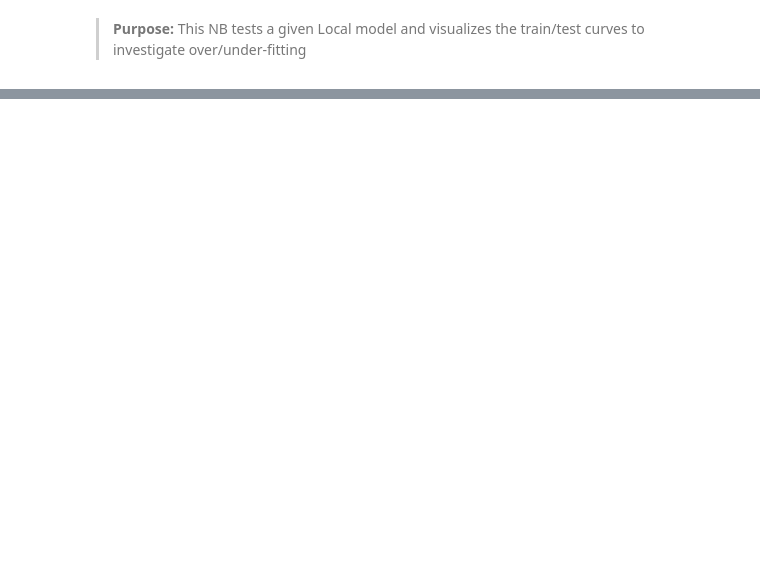
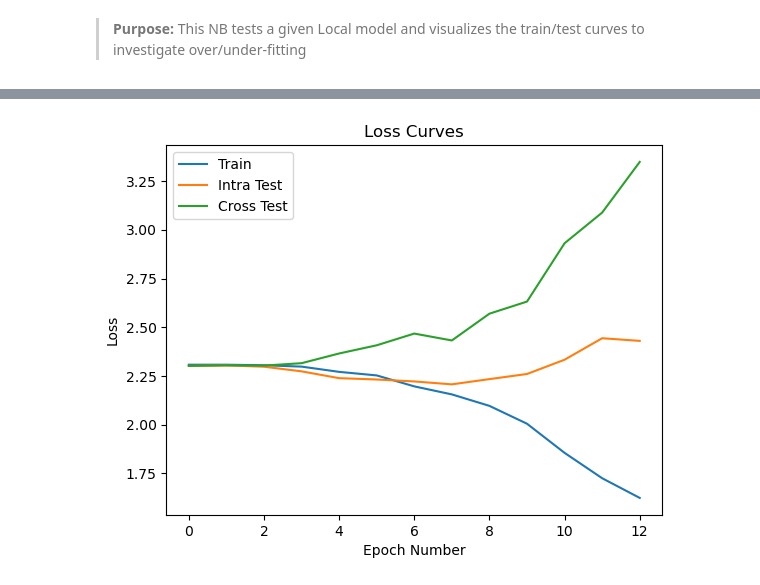
Before and after one commit to kdmalc/fl-gestures, a Jupyter notebook: ELEC573_Proj/90_Local.ipynb, the cells around one changed output, grey strips where cells are left out. Cells and saved outputs as stored; diff of their text form; code cells hidden in the pictures; blank space fills up the shorter version.

Commit message:
Local train/test curves are wack...

```diff
--- a/ELEC573_Proj/90_Local.ipynb
+++ b/ELEC573_Proj/90_Local.ipynb
@@ -38,0 +67,13 @@ for p_idx, pid in enumerate(list(set(data_splits['train']['participant_ids']))):
+# %%
+user_res_dict = res_dict_lst[0]
+
+plt.plot(user_res_dict['train_loss_log'], label="Train")
+plt.plot(user_res_dict['intra_test_loss_log'], label="Intra Test")
+plt.plot(user_res_dict['cross_test_loss_log'], label="Cross Test")
+plt.title("Loss Curves")
+plt.xlabel("Epoch Number")
+plt.ylabel("Loss")
+plt.legend()
+plt.show()
+# %% [output]
+[figure, added]
```
Also changed, not shown: parts of 5 cells of this notebook.
